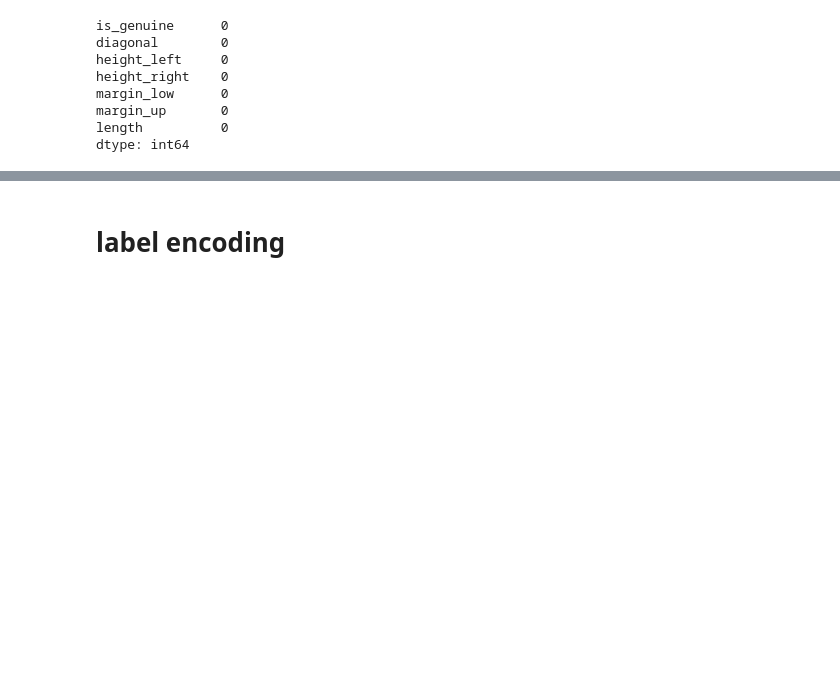
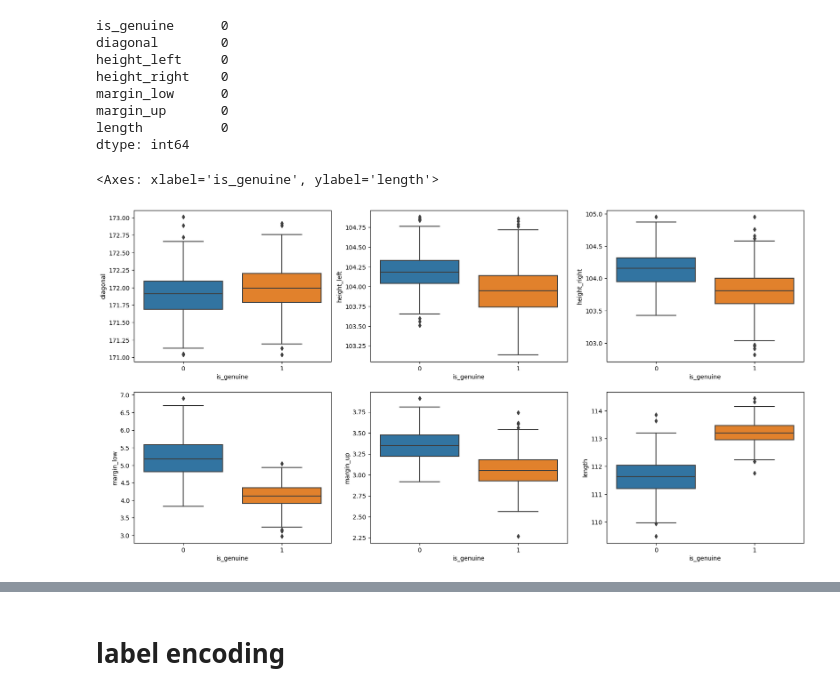
Before and after one commit to RiyazahmadBagban/Fake_bills, a Jupyter notebook: 1-EDA and Preprocessing on fake bills.ipynb, the cells around one changed output, grey strips where cells are left out. Drawn from its saved outputs; the diff is of its cells as text; code cells hidden in the pictures; blank space fills up the shorter version.

```diff
--- a/1-EDA and Preprocessing on fake bills.ipynb
+++ b/1-EDA and Preprocessing on fake bills.ipynb
@@ -82,3 +98,20 @@ margin_low      0
 margin_up       0
 length          0
 dtype: int64
+# %%
+dataset_encode = dataset.copy()
+
+from sklearn.preprocessing import LabelEncoder
+le = LabelEncoder()
+dataset_encode.is_genuine = le.fit_transform(dataset_encode.is_genuine)
+# %%
+figbi, axesbi = plt.subplots(2, 3, figsize=(20,10))
+sns.boxplot(x="is_genuine", y="diagonal",     data=dataset_encode,     ax=axesbi[0,0])
+sns.boxplot(x="is_genuine", y="height_left",  data=dataset_encode,     ax=axesbi[0,1])
+sns.boxplot(x="is_genuine", y="height_right", data=dataset_encode,     ax=axesbi[0,2])
+sns.boxplot(x="is_genuine", y="margin_low",   data=dataset_encode,     ax=axesbi[1,0])
+sns.boxplot(x="is_genuine", y="margin_up",    data=dataset_encode,     ax=axesbi[1,1])
+sns.boxplot(x="is_genuine", y="length",    data=dataset_encode,     ax=axesbi[1,2])
+# %% [output]
+<Axes: xlabel='is_genuine', ylabel='length'>
+[figure, added]
```
Also changed, not shown: parts of 3 cells of this notebook.
